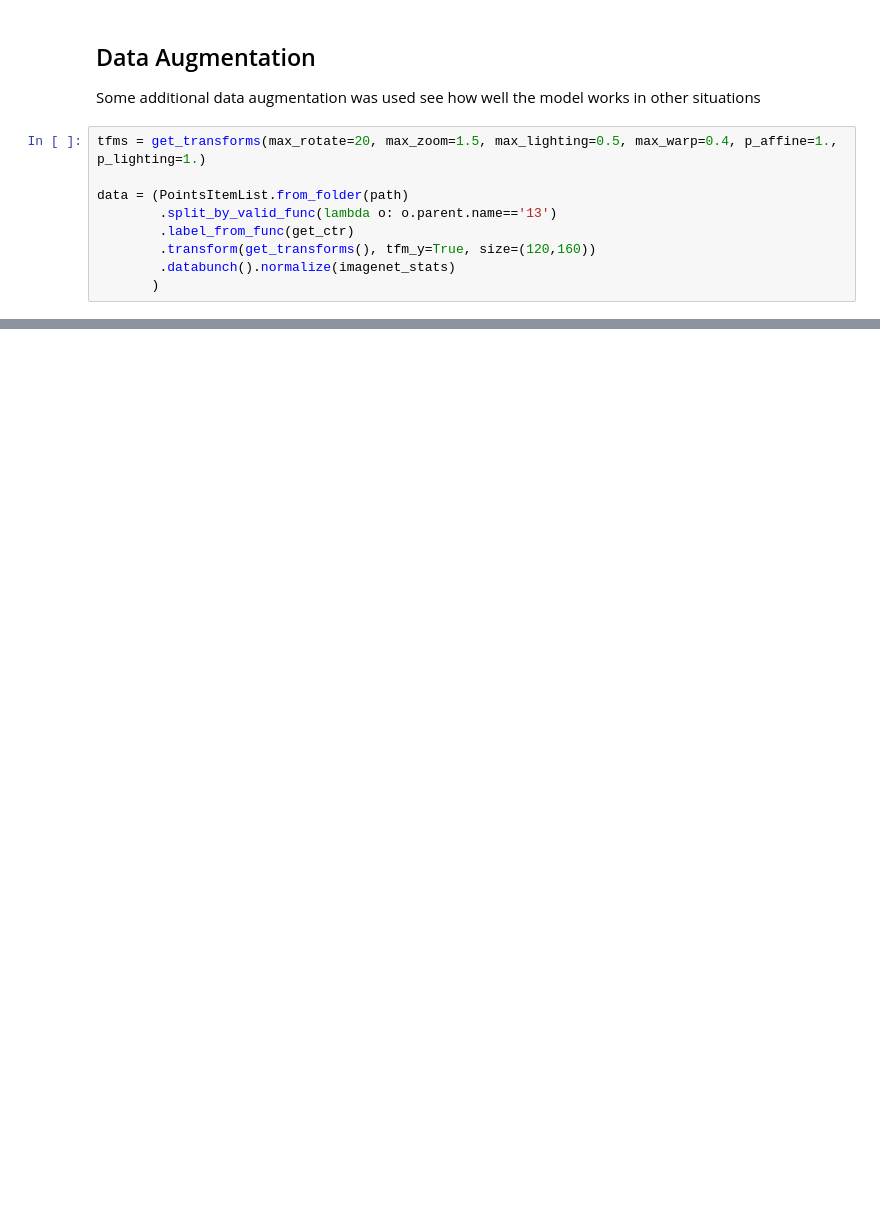
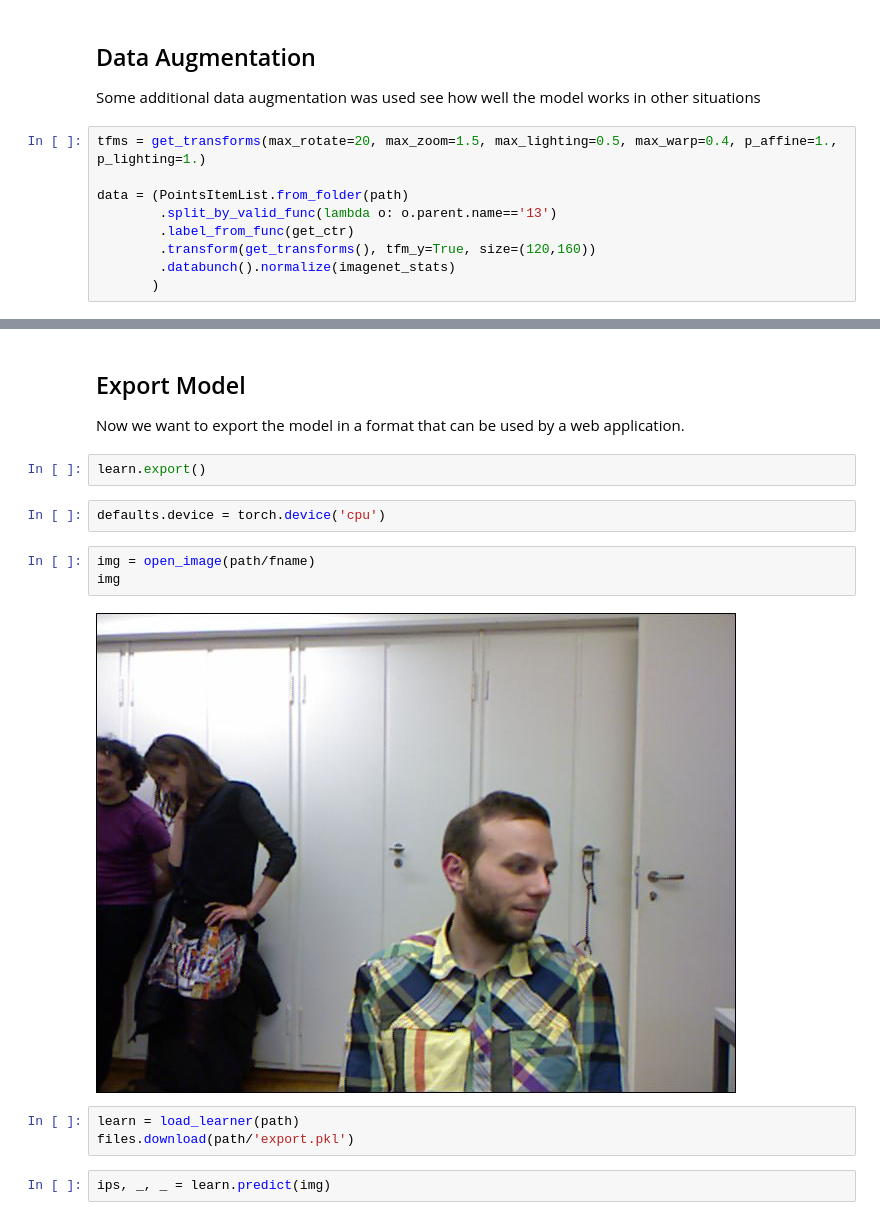
Before and after one commit to MatthewCalligaro/TheNoseArcade, a Jupyter notebook: neural-network/vanilla-head-pose-tracking.ipynb, the cells around one changed output, grey strips where cells are left out. Drawn from its saved outputs; the diff is of its cells as text; blank space fills up the shorter version.

Commit message:
Start Working On Export

```diff
--- a/neural-network/vanilla-head-pose-tracking.ipynb
+++ b/neural-network/vanilla-head-pose-tracking.ipynb
@@ -147,0 +149,17 @@ plot_multi(_plot, 3, 3, figsize=(8,6))
+# %% [markdown]
+## Export Model
+Now we want to export the model in a format that can be used by a web application.
+# %%
+learn.export()
+# %%
+defaults.device = torch.device('cpu')
+# %%
+img = open_image(path/fname)
+img
+# %% [output]
+[figure, added]
+# %%
+learn = load_learner(path)
+files.download(path/'export.pkl')
+# %%
+ips, _, _ = learn.predict(img)
```
Also changed, not shown: parts of 5 cells of this notebook.
